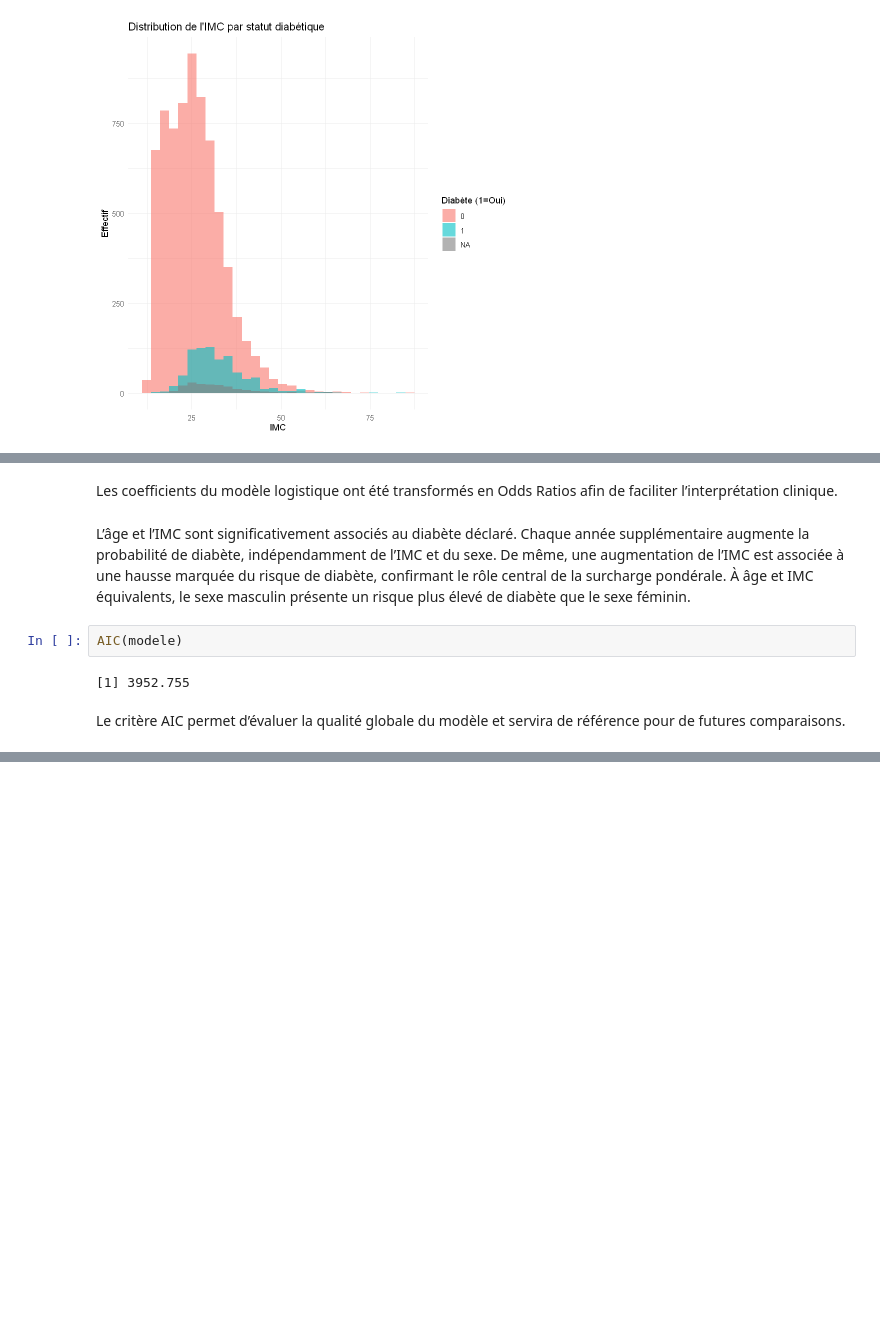
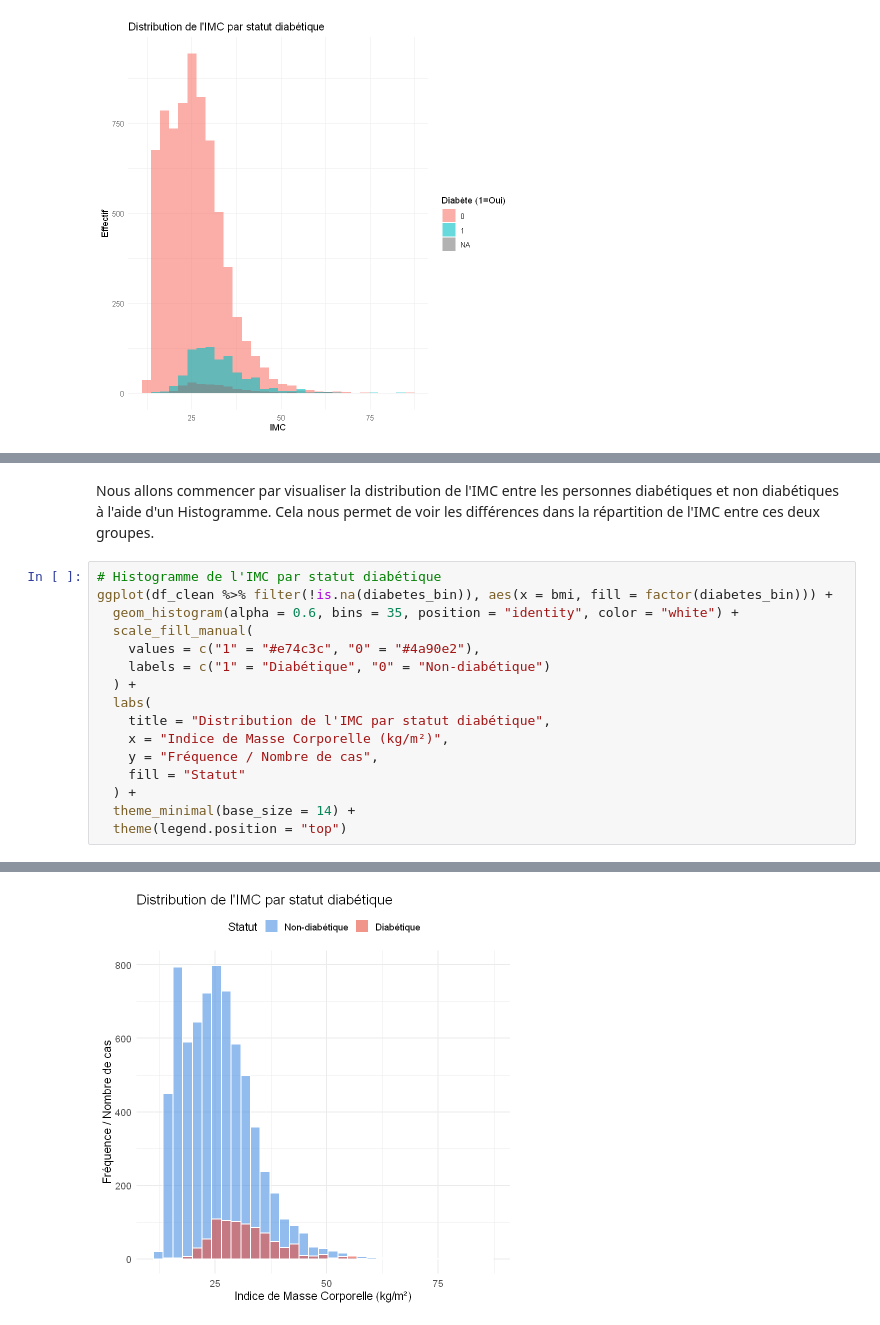
Before and after one commit to linabouallegue/projet-R, a Jupyter notebook: Projet_R.ipynb, the cells around one changed output, grey strips where cells are left out. Saved outputs shown, nothing was run; the diff lists cells and outputs as text; blank space fills up the shorter version.

```diff
--- a/Projet_R.ipynb
+++ b/Projet_R.ipynb
@@ -210,13 +171,19 @@ knitr::kable(resultats, caption = "Odds Ratios ajustés (IC 95 %)")
-# %% [markdown]
-Les coefficients du modèle logistique ont été transformés en Odds Ratios afin de faciliter l’interprétation clinique.
-# %% [markdown]
-L’âge et l’IMC sont significativement associés au diabète déclaré.
-Chaque année supplémentaire augmente la probabilité de diabète, indépendamment de l’IMC et du sexe.
-De même, une augmentation de l’IMC est associée à une hausse marquée du risque de diabète, confirmant le rôle central de la surcharge pondérale.
-À âge et IMC équivalents, le sexe masculin présente un risque plus élevé de diabète que le sexe féminin.
-# %%
-AIC(modele)
-# %% [output]
-[1] 3952.755
-# %% [markdown]
-Le critère AIC permet d’évaluer la qualité globale du modèle et servira de référence pour de futures comparaisons.
+# %% [markdown]
+Nous allons commencer par visualiser la distribution de l'IMC entre les personnes diabétiques et non diabétiques à l'aide d'un Histogramme. Cela nous permet de voir les différences dans la répartition de l'IMC entre ces deux groupes.
+# %%
+# Histogramme de l'IMC par statut diabétique
+ggplot(df_clean %>% filter(!is.na(diabetes_bin)), aes(x = bmi, fill = factor(diabetes_bin))) +
+  geom_histogram(alpha = 0.6, bins = 35, position = "identity", color = "white") +
+  scale_fill_manual(
+    values = c("1" = "#e74c3c", "0" = "#4a90e2"),
+    labels = c("1" = "Diabétique", "0" = "Non-diabétique")
+  ) +
+  labs(
+    title = "Distribution de l'IMC par statut diabétique",
+    x = "Indice de Masse Corporelle (kg/m²)",
+    y = "Fréquence / Nombre de cas",
+    fill = "Statut"
+  ) +
+  theme_minimal(base_size = 14) +
+  theme(legend.position = "top")
+# %% [output]
@@ -222,0 +192 @@ Le critère AIC permet d’évaluer la qualité globale du modèle et servira de
+[figure, added]
```
Also changed, not shown: parts of 27 cells of this notebook, 5 other files.
